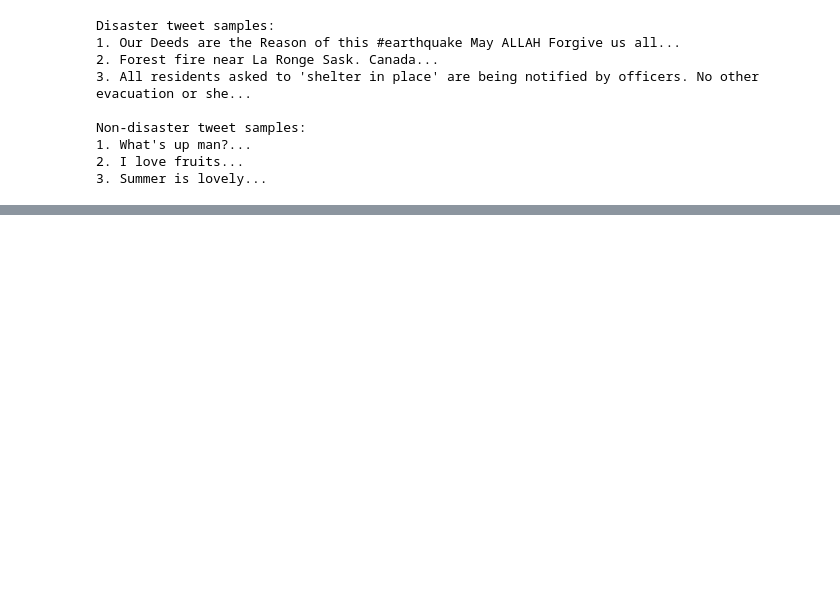
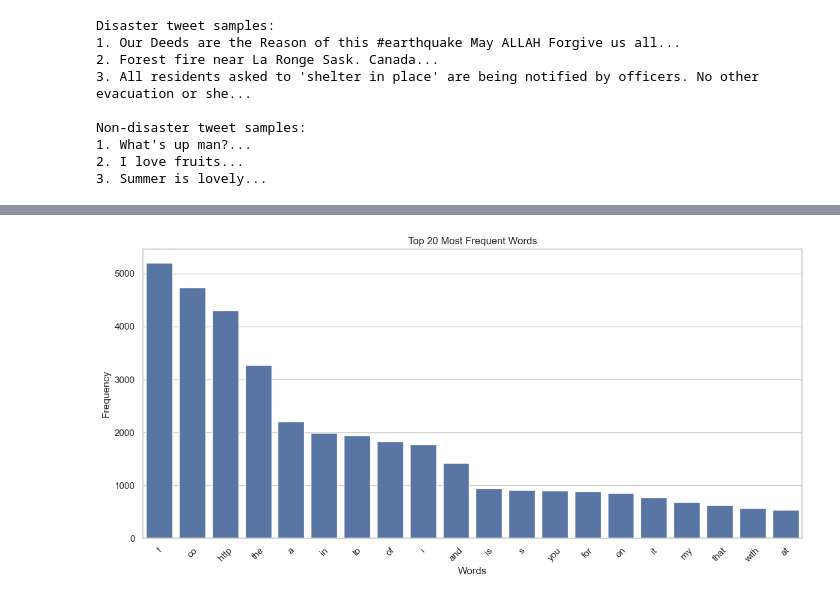
Before and after one commit to PameBlanca/FCD_UV_2025, a Jupyter notebook: twitter_disaster_nlp/notebooks/disaster_tweets_analysis.ipynb, the cells around one changed output, grey strips where cells are left out. Drawn from its saved outputs; the diff is of its cells as text; code cells hidden in the pictures; blank space fills up the shorter version.

```diff
--- a/twitter_disaster_nlp/notebooks/disaster_tweets_analysis.ipynb
+++ b/twitter_disaster_nlp/notebooks/disaster_tweets_analysis.ipynb
@@ -1398,0 +202,19 @@ plt.show()
+# %%
+# Cálculo de frecuencias de palabras
+word_freq_dict = get_word_counts(all_texts)
+
+# Obtener las 20 palabras más frecuentes
+top_words = sort_frequencies(word_freq_dict, top_n=20)
+words, frequencies = zip(*top_words)
+
+# Visualización
+plot_bar_chart(
+    x_values=words,
+    y_values=frequencies,
+    title="Top 20 Most Frequent Words",
+    xlabel="Words",
+    ylabel="Frequency",
+    rotation=45
+)
+# %% [output]
+[figure, added]
```
Also changed, not shown: parts of 44 cells of this notebook.
